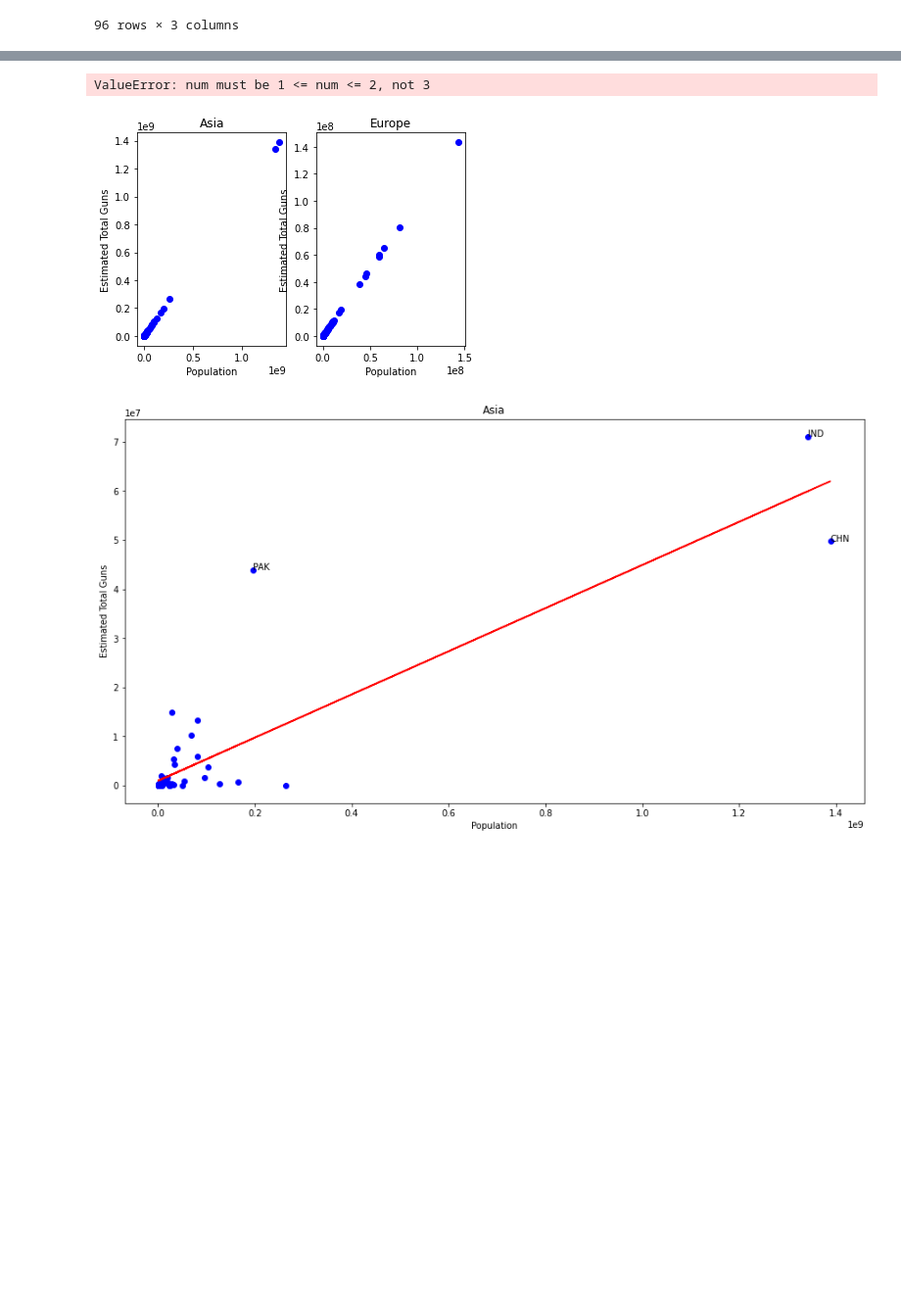
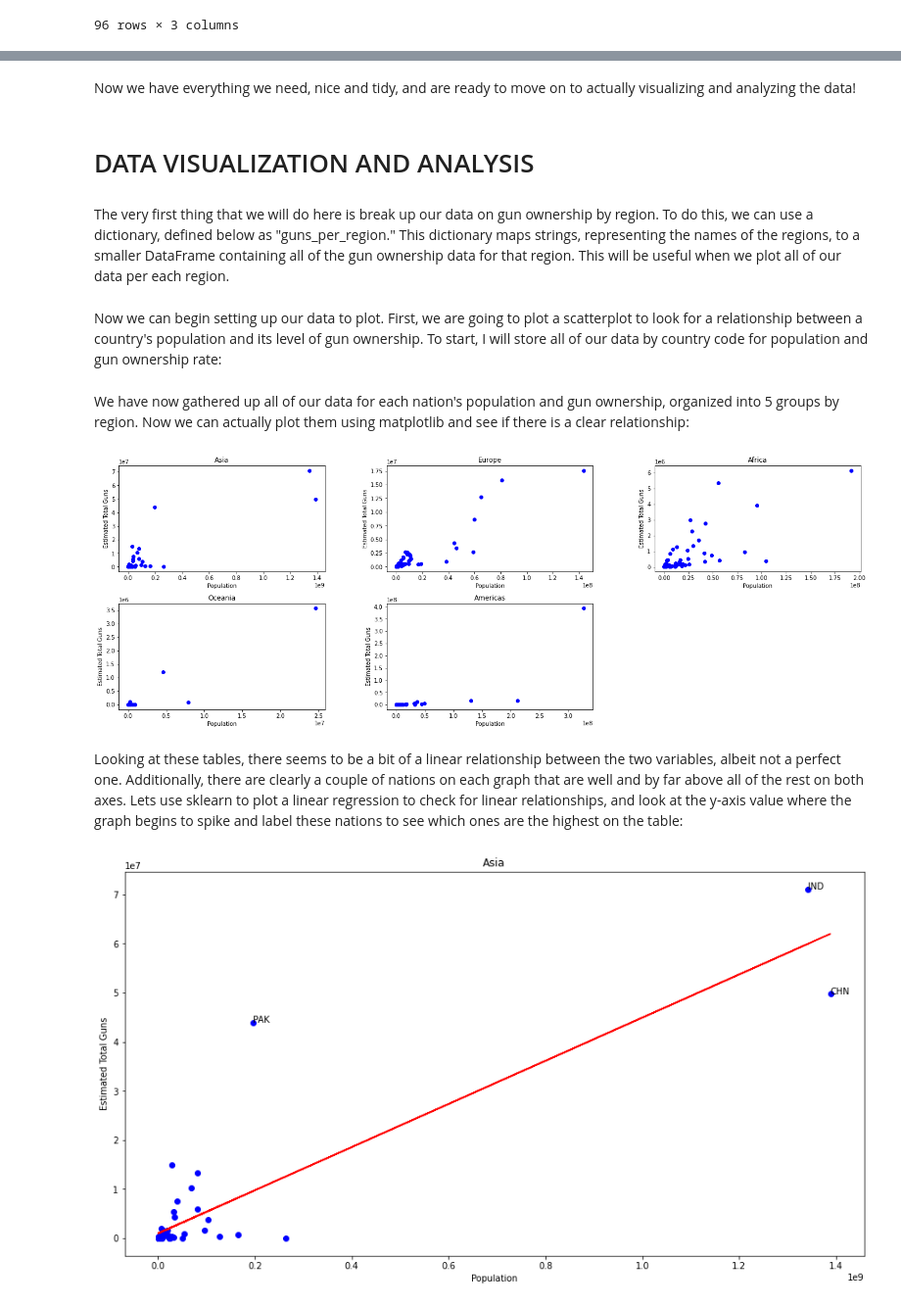
Before and after one commit to the-amazing-works-of-stephanie/gun-violence-analysis, a Jupyter notebook: fp.ipynb, the cells around one changed output, grey strips where cells are left out. Shown at 98% size. Saved outputs shown, nothing was run; the diff lists cells and outputs as text; code cells hidden in the pictures; blank space fills up the shorter version.

```diff
--- a/fp.ipynb
+++ b/fp.ipynb
@@ -130,16 +119,6 @@ gun_owners
-# %%
-#what is this slice of code doing?
-guns_per_region = {}
-for reg in gun_owners['region'].unique():
-    guns_per_region[reg] = pd.DataFrame(gun_owners.loc[gun_owners['region'] == reg])
-
-#if we're using a different homicide table, we can scrub this code right?
-years = {}
-for y in homicide_rates['Year'].unique():
-    rates = []
-    data = homicide_rates.loc[homicide_rates['Year'] == y]
-    for row in data.iterrows():
-        val = str(row[1]['rate']).replace(",", "")
-        val = float(val)
-        rates.append(val)
-    years[y] = mean(rates)
+# %% [markdown]
+Now we have everything we need, nice and tidy, and are ready to move on to actually visualizing and analyzing the data!
+# %% [markdown]
+# DATA VISUALIZATION AND ANALYSIS
+# %% [markdown]
+The very first thing that we will do here is break up our data on gun ownership by region. To do this, we can use a dictionary, defined below as "guns_per_region." This dictionary maps strings, representing the names of the regions, to a smaller DataFrame containing all of the gun ownership data for that region. This will be useful when we plot all of our data per each region.
@@ -146,3 +130,5 @@ for y in homicide_rates['Year'].unique():
+# %% [markdown]
+Now we can begin setting up our data to plot. First, we are going to plot a scatterplot to look for a relationship between a country's population and its level of gun ownership. To start, I will store all of our data by country code for population and gun ownership rate:
 # %%
 pop = {}
 guns = {}
@@ -155,22 +143,30 @@ for key in guns_per_region.keys():
         total_gun[row[1]['country_code']] = float(row[1]['total_est_guns'].replace(",", ""))
     pop[key] = total_pop
     guns[key] = total_gun
+# %% [markdown]
+We have now gathered up all of our data for each nation's population and gun ownership, organized into 5 groups by region. Now we can actually plot them using matplotlib and see if there is a clear relationship:
 # %%
-#this section of code is plotting total guns against total population
-# copy the below code (w/o linear regression or thresholds) and make the graphs really small & side-by-side
-# titles = list(guns_per_region.keys())
-# check_guns = {}
-# counter = 1
-# for i in titles:
-#     x = (np.array(list(pop[i].values())))
-#     y = (np.array(list(guns[i].values())))
-#     plt.subplot(1, 2, counter)
-#     plt.scatter(x, y, color="Blue")
-#
-#     plt.xlabel("Population")
-#     plt.ylabel("Estimated Total Guns")
-#     plt.title(i)
+# This section of code creates the plots for total guns against total population
+titles = list(guns_per_region.keys())
+# Use this loop to generate one plot per region
+fig = plt.figure(figsize=(15,8))
+fig.subplots_adjust(left=0.125, right=1.35, hspace=0.3, wspace=0.3)
+
+count = 1
+for i in titles:
+    x = (np.array(list(pop[i].values())))
+    y = (np.array(list(guns[i].values())))
+
+    ax = fig.add_subplot(2,3,count)
+    plt.scatter(x, y, color="Blue")
+
+    plt.xlabel("Population")
+    plt.ylabel("Estimated Total Guns")
+    plt.title(i)
+
+    count+=1
 # %% [output]
-ValueError: num must be 1 <= num <= 2, not 3
-[figure, old version]
+[figure, new version]
+# %% [markdown]
+Looking at these tables, there seems to be a bit of a linear relationship between the two variables, albeit not a perfect one. Additionally, there are clearly a couple of nations on each graph that are well and by far above all of the rest on both axes. Lets use sklearn to plot a linear regression to check for linear relationships, and look at the y-axis value where the graph begins to spike and label these nations to see which ones are the highest on the table:
 # %%
```
Also changed, not shown: parts of 17 cells of this notebook.
